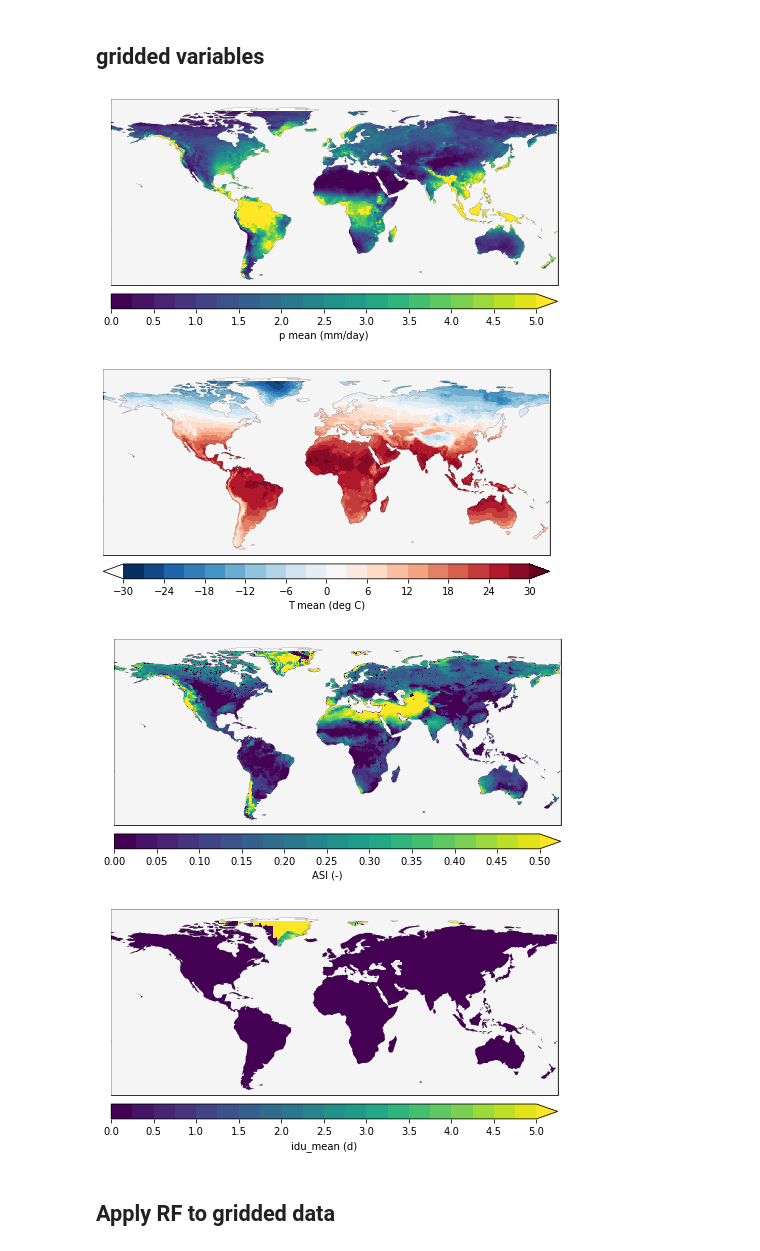
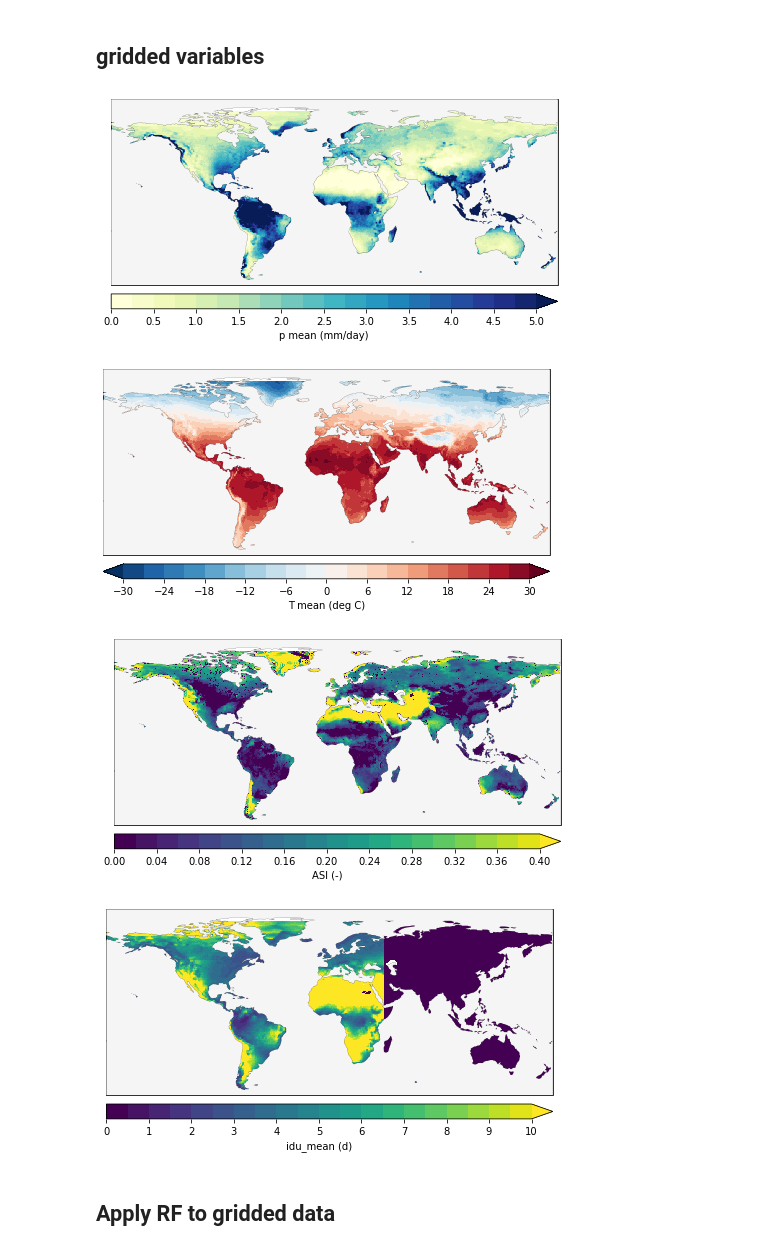
Before and after one commit to fvanoorschot/global_sr_module, a Jupyter notebook: comparison_lan_stocker.ipynb, the cells around one changed output. Cells and saved outputs as stored; diff of their text form; code cells hidden in the pictures.

```diff
--- a/comparison_lan_stocker.ipynb
+++ b/comparison_lan_stocker.ipynb
@@ -897,9 +897,10 @@ ax.add_feature(cartopy.feature.OCEAN, zorder=100,facecolor='whitesmoke', edgecol
 ax.set_global()
 ax.set_xlim(-180,180)
 ax.set_ylim(-60,90)
-a = p.pr[0,:,:].plot(ax=ax, cmap='viridis',levels=lvls, add_colorbar=False)
+a = p.pr[0,:,:].plot(ax=ax, cmap='YlGnBu',levels=lvls, add_colorbar=False)
 cbar = plt.colorbar(a, orientation='horizontal', label='p mean (mm/day)',spacing='proportional',extend='max', pad=0.02,aspect=30,ticks=lvls2)
 ax.set_title('')
+fig2.savefig(f'{out_dir}/gridded_sr/figures/p_mean.jpg',bbox_inches='tight',dpi=300)
 
 # t mean
 lvls = np.linspace(-30,30,21)
@@ -910,40 +911,44 @@ ax.coastlines(linewidth=0.1)
 ax.add_feature(cartopy.feature.OCEAN, zorder=100,facecolor='whitesmoke', edgecolor='k',linewidth=0.1)
 ax.set_global()
 ax.set_xlim(-180,180)
 ax.set_ylim(-60,90)
+t.tas[0,0,0] = -31
 a = t.tas[0,:,:].plot(ax=ax, cmap='RdBu_r',levels=lvls, add_colorbar=False)
 cbar = plt.colorbar(a, orientation='horizontal', label='T mean (deg C)',spacing='proportional',extend='both', pad=0.02,aspect=30,ticks=lvls2)
 ax.set_title('')
+fig2.savefig(f'{out_dir}/gridded_sr/figures/t_mean.jpg',bbox_inches='tight',dpi=300)
 
 # asi
-lvls = np.linspace(0,0.5,21)
-lvls2 = np.linspace(0,0.5,11)
+lvls = np.linspace(0,0.4,21)
+lvls2 = np.linspace(0,0.4,11)
 fig2 = plt.figure(figsize=(8,8))
 ax = fig2.add_subplot(111,projection=ccrs.PlateCarree())
 ax.coastlines(linewidth=0.1)
 ax.add_feature(cartopy.feature.OCEAN, zorder=100,facecolor='whitesmoke', edgecolor='k',linewidth=0.1)
 ax.set_global()
 ax.set_xlim(-180,180)
 ax.set_ylim(-60,90)
 a = asi.asi[:,:].plot(ax=ax, cmap='viridis',levels=lvls, add_colorbar=False)
 cbar = plt.colorbar(a, orientation='horizontal', label='ASI (-)',spacing='proportional',extend='max', pad=0.02,aspect=30,ticks=lvls2)
+fig2.savefig(f'{out_dir}/gridded_sr/figures/asi.jpg',bbox_inches='tight',dpi=300)
 
 # idu mean
-lvls = np.linspace(0,5,21)
-lvls2 = np.linspace(0,5,11)
+lvls = np.linspace(0,10,21)
+lvls2 = np.linspace(0,10,11)
 fig2 = plt.figure(figsize=(8,8))
 ax = fig2.add_subplot(111,projection=ccrs.PlateCarree())
 ax.coastlines(linewidth=0.1)
 ax.add_feature(cartopy.feature.OCEAN, zorder=100,facecolor='whitesmoke', edgecolor='k',linewidth=0.1)
 ax.set_global()
 ax.set_xlim(-180,180)
 ax.set_ylim(-60,90)
 a = idu.idu_mean[:,:].plot(ax=ax, cmap='viridis',levels=lvls, add_colorbar=False)
 cbar = plt.colorbar(a, orientation='horizontal', label='idu_mean (d)',spacing='proportional',extend='max', pad=0.02,aspect=30,ticks=lvls2)
+fig2.savefig(f'{out_dir}/gridded_sr/figures/idu_mean.jpg',bbox_inches='tight',dpi=300)
 # %% [output]
-[figure, old version]
+[figure, new version]
-[figure, old version]
+[figure, new version]
-[figure, old version]
+[figure, new version]
-[figure, old version]
+[figure, new version]
 # %% [markdown]
 ## Apply RF to gridded data
```
Also changed, not shown: parts of 20 cells of this notebook, 4 other files.
